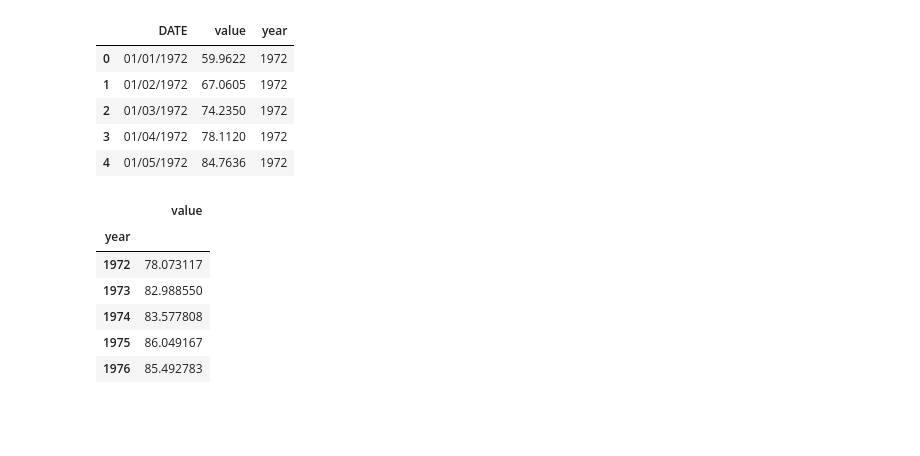
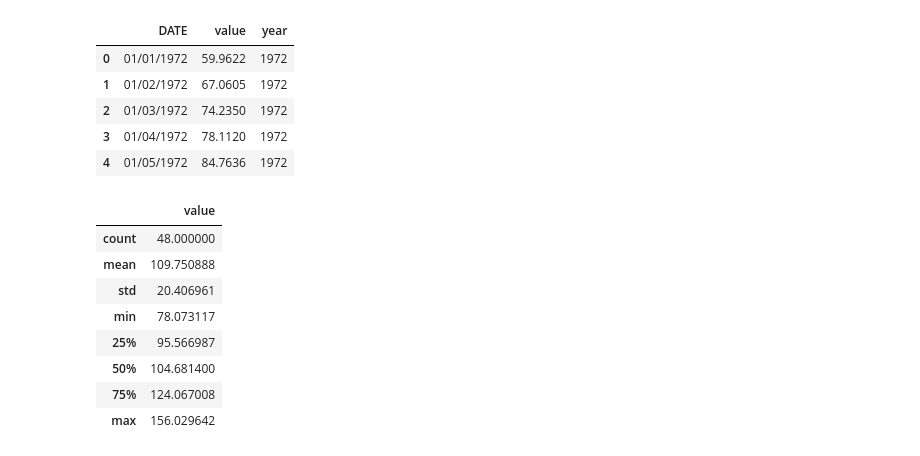
Before and after one commit to AayushParab44/Ice-cream-dataset, a Jupyter notebook: icecream.ipynb, the cells around one changed output. Cells and saved outputs as stored; diff of their text form; code cells hidden in the pictures; blank space fills up the shorter version.

```diff
--- a/icecream.ipynb
+++ b/icecream.ipynb
@@ -6,7 +6,7 @@ import seaborn as sns
 # %%
 
 
-ice=pd.read_csv(r'/content/ice.csv')
+ice=pd.read_csv(r'C:\Users\AAYUSH\Desktop\icecream\ice.csv')
 # print(ice)
 
 ice.head()
@@ -75,12 +75,15 @@ icecream_data.head()
 # %%
 a=icecream_data.groupby(['year']).mean()
 
 a.head()
+a.describe()
 # %% [output]
 |  | value |
-| year |  |
-| 1972 | 78.073117 |
-| 1973 | 82.988550 |
-| 1974 | 83.577808 |
-| 1975 | 86.049167 |
-| 1976 | 85.492783 |
+| count | 48.000000 |
+| mean | 109.750888 |
+| std | 20.406961 |
+| min | 78.073117 |
+| 25% | 95.566987 |
+| 50% | 104.681400 |
+| 75% | 124.067008 |
+| max | 156.029642 |
```
Also changed, not shown: parts of 4 cells of this notebook.
